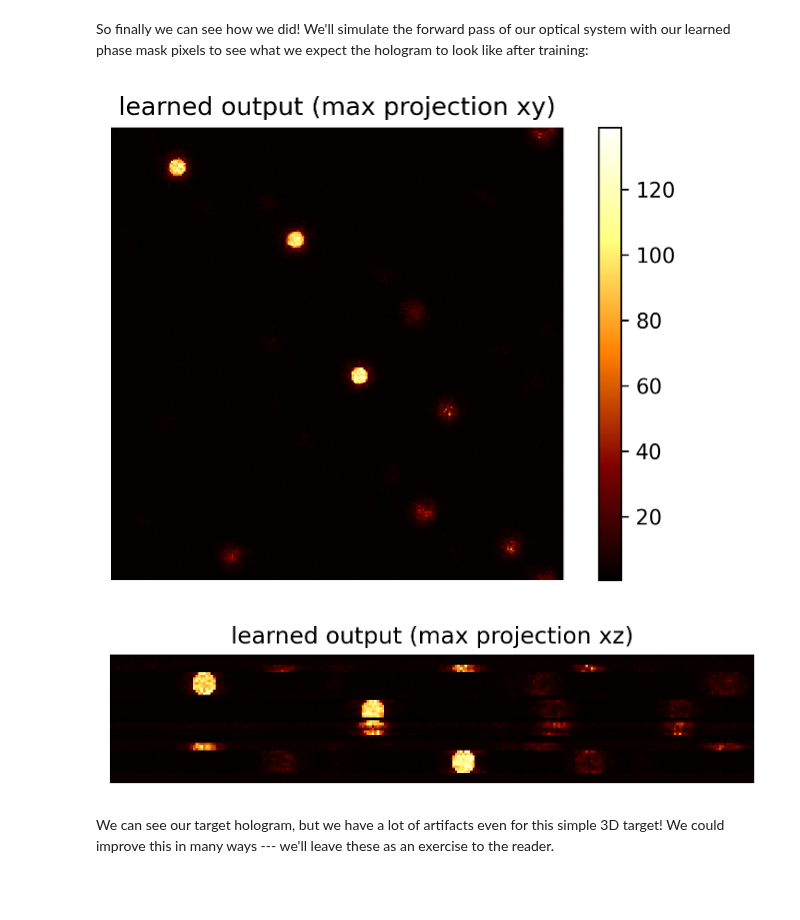
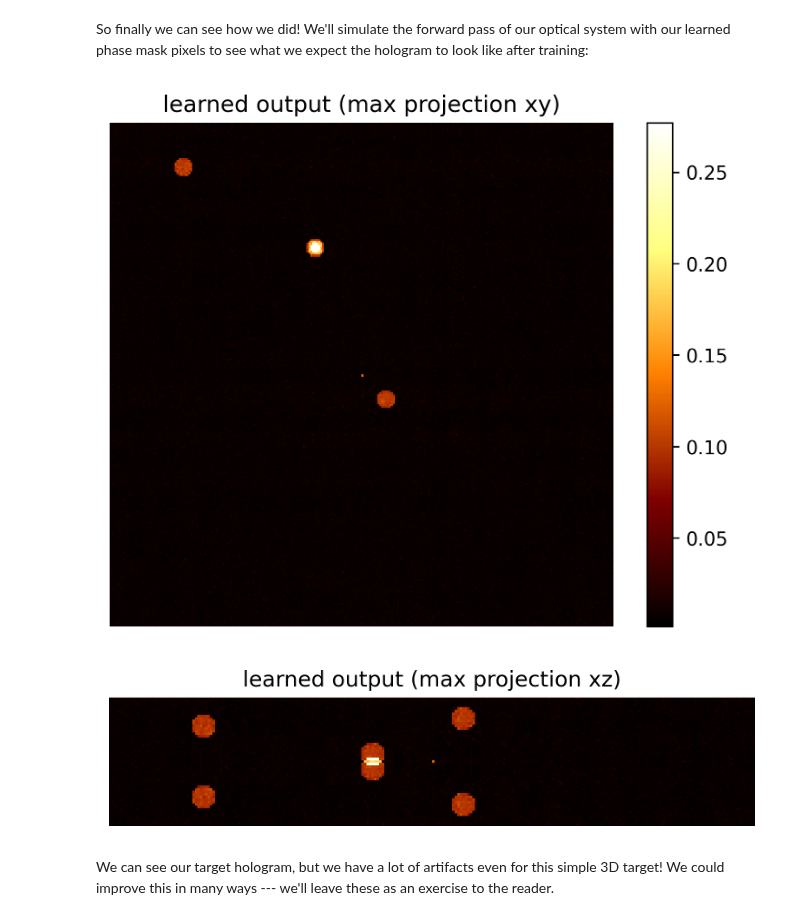
Before and after one commit to chromatix-team/chromatix, a Jupyter notebook: docs/examples/cgh.ipynb, the cells around one changed output. Cells and saved outputs as stored; diff of their text form; code cells hidden in the pictures; blank space fills up the shorter version.

```diff
--- a/docs/examples/cgh.ipynb
+++ b/docs/examples/cgh.ipynb
@@ -163,19 +162,19 @@ plt.show()
 # %% [markdown]
 Let's set up a few functions to optimize our phase mask and produce the target we want. First, we'll need to compute the loss and its gradient. We'll use an inverse Pearson correlation as our loss:
 # %%
-def loss_fn(params, target):
+def loss_fn(params, state, target):
     eps = 1e-6
-    approx = model.apply(params).intensity
+    approx = model.apply({"params": params, "state": state}).intensity
     correlation = jnp.sum(approx * target) / (jnp.sqrt(jnp.sum(approx**2) * jnp.sum(target**2)) + eps)
     loss = 1.0 - correlation
     return loss, {"loss": loss, "correlation": correlation}
 
-print(loss_fn(params, sample))
+print(loss_fn(params, state, sample))
 # %% [output]
 (Array(0.99945974, dtype=float32), {'loss': Array(0.99945974, dtype=float32), 'correlation': Array(0.00054024, dtype=float32)})
 # %% [markdown]
 We can look at what the gradient of that loss looks like on our phase mask pixel parameters:
 # %%
-grad_fn = jax.grad(loss_fn, has_aux=True)
-print(grad_fn(params, sample)[0]["params"]["PhaseMask_0"]["phase_pixels"][:4, :4])
+grad_fn = jax.jit(jax.grad(loss_fn, has_aux=True))
+print(grad_fn(params, state, sample)[0]["PhaseMask_0"]["_phase"][:4, :4])
 # %% [output]
@@ -205,11 +191,17 @@ step = jax.jit(step_fn(loss_fn, optimizer))  # jit compile and make everything g
+# %%
+# Setting the state which has the model, params and optimiser
+trainstate = TrainState.create(apply_fn=model.apply,
+                          params=params,
+                          tx=optimizer)
 # %% [markdown]
 Running the training loop is pretty straightforward:
 # %%
 %%time
-max_iterations = 5000
+max_iterations = 2000
 history = {"loss": np.zeros((max_iterations)), "correlation": np.zeros((max_iterations))}
 for iteration in range(max_iterations):
-    params, opt_state, metrics = step(params, opt_state, sample)
+    grads, metrics = grad_fn(trainstate.params, state, sample)
+    trainstate = trainstate.apply_gradients(grads=grads)
     for m in metrics:
         history[m][iteration] = metrics[m]
     if iteration % 1000 == 0:
@@ -239,22 +230,22 @@ plt.show()
 # %% [markdown]
 So finally we can see how we did! We'll simulate the forward pass of our optical system with our learned phase mask pixels to see what we expect the hologram to look like after training:
 # %%
-learned = model.apply(params).intensity.squeeze()
+learned = model.apply({"params": trainstate.params, "state": state}).intensity.squeeze()
 
 plt.figure(dpi=150)
 plt.imshow((learned).max(0).squeeze(), cmap="afmhot")
 plt.axis("off")
 plt.colorbar()
 plt.title("learned output (max projection xy)")
 plt.show()
 
 plt.figure(dpi=150)
 plt.imshow((learned).max(1).squeeze(), cmap="afmhot")
 plt.axis("off")
 plt.title("learned output (max projection xz)")
 plt.show()
 # %% [output]
-[figure, old version]
+[figure, new version]
-[figure, old version]
+[figure, new version]
 # %% [markdown]
 We can see our target hologram, but we have a lot of artifacts even for this simple 3D target! We could improve this in many ways --- we'll leave these as an exercise to the reader.
```
Also changed, not shown: parts of 13 cells of this notebook, 1 other file.
